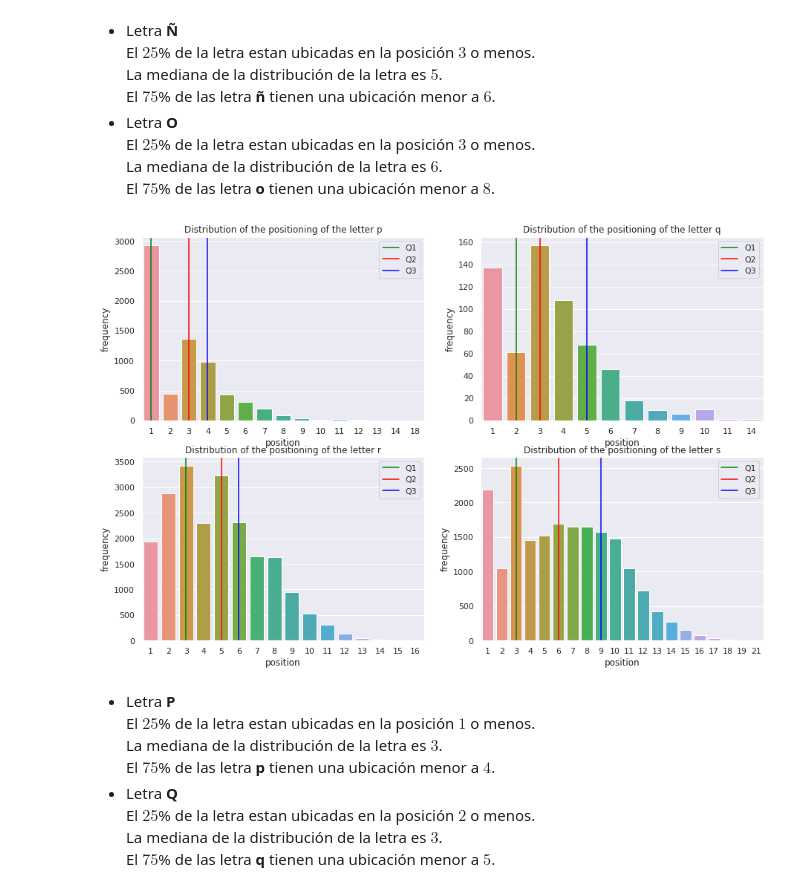
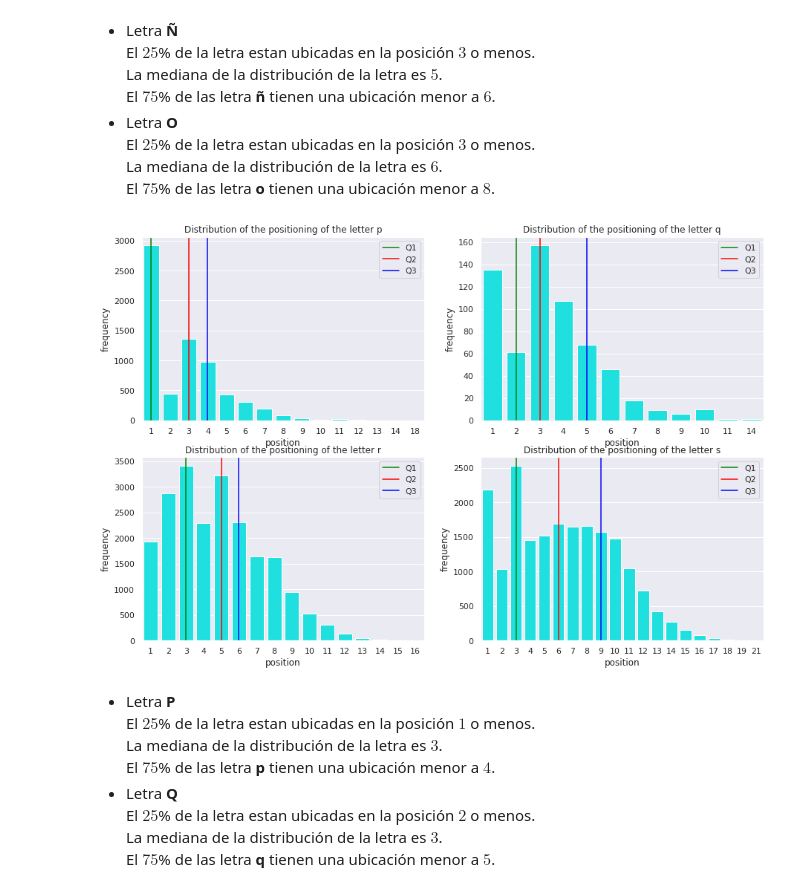
Before and after one commit to Carlosprimo/WordleGame_RetoSofka, a Jupyter notebook: Data_Understanding.ipynb, the cells around one changed output. Saved outputs shown, nothing was run; the diff lists cells and outputs as text; code cells hidden in the pictures.

```diff
--- a/Data_Understanding.ipynb
+++ b/Data_Understanding.ipynb
@@ -824,7 +831,7 @@ for i in range(4):
   position_letter_frequency[['position','frequency']] = pd.DataFrame([i for i in list(collections.Counter(position_distribution(alphabet[i],processed_text)).items())],
                                                                      columns=[['position','frequency']])
 
-  sns.barplot(x="position",y="frequency",data=position_letter_frequency)
+  sns.barplot(x="position",y="frequency",data=position_letter_frequency,color="cyan")
 
   quartile1 = np.quantile(position_letter_distribution, .25)
   quartile2 = np.quantile(position_letter_distribution, .50)
@@ -865,7 +872,7 @@ for i in range(4,8):
   position_letter_frequency[['position','frequency']] = pd.DataFrame([i for i in list(collections.Counter(position_distribution(alphabet[i],processed_text)).items())],
                                                                      columns=[['position','frequency']])
 
-  sns.barplot(x="position",y="frequency",data=position_letter_frequency)
+  sns.barplot(x="position",y="frequency",data=position_letter_frequency,color="cyan")
 
   quartile1 = np.quantile(position_letter_distribution, .25)
   quartile2 = np.quantile(position_letter_distribution, .50)
@@ -906,7 +913,7 @@ for i in range(8,12):
   position_letter_frequency[['position','frequency']] = pd.DataFrame([i for i in list(collections.Counter(position_distribution(alphabet[i],processed_text)).items())],
                                                                      columns=[['position','frequency']])
 
-  sns.barplot(x="position",y="frequency",data=position_letter_frequency)
+  sns.barplot(x="position",y="frequency",data=position_letter_frequency, color="cyan")
 
   quartile1 = np.quantile(position_letter_distribution, .25)
   quartile2 = np.quantile(position_letter_distribution, .50)
@@ -947,7 +954,7 @@ for i in range(12,16):
   position_letter_frequency[['position','frequency']] = pd.DataFrame([i for i in list(collections.Counter(position_distribution(alphabet[i],processed_text)).items())],
                                                                      columns=[['position','frequency']])
 
-  sns.barplot(x="position",y="frequency",data=position_letter_frequency)
+  sns.barplot(x="position",y="frequency",data=position_letter_frequency,color="cyan")
 
   quartile1 = np.quantile(position_letter_distribution, .25)
   quartile2 = np.quantile(position_letter_distribution, .50)
@@ -979,27 +986,27 @@ El $75$% de las letra **o** tienen una ubicación menor a $8$.
 # %%
 plt.figure(figsize=(15,10))
 
 for i in range(16,20):
   plt.subplot(2,2,(i%16)+1)
   plt.title("Distribution of the positioning of the letter %s" %alphabet[i])
   position_letter_distribution = position_distribution(alphabet[i],processed_text)
 
   position_letter_frequency = pd.DataFrame()
   position_letter_frequency[['position','frequency']] = pd.DataFrame([i for i in list(collections.Counter(position_distribution(alphabet[i],processed_text)).items())],
                                                                      columns=[['position','frequency']])
 
-  sns.barplot(x="position",y="frequency",data=position_letter_frequency)
+  sns.barplot(x="position",y="frequency",data=position_letter_frequency,color="cyan")
 
   quartile1 = np.quantile(position_letter_distribution, .25)
   quartile2 = np.quantile(position_letter_distribution, .50)
   quartile3 = np.quantile(position_letter_distribution, .75)
 
   plt.axvline(x=quartile1-1, color="green",label="Q1")
   plt.axvline(x=quartile2-1, color="red",label="Q2")
   plt.axvline(x=quartile3-1, color="blue",label="Q3")
   plt.legend()
 # %% [output]
-[figure, old version]
+[figure, new version]
 # %% [markdown]
 * Letra **P**
 El $25$% de la letra estan ubicadas en la posición $1$ o menos.
```
Also changed, not shown: parts of 50 cells of this notebook.
